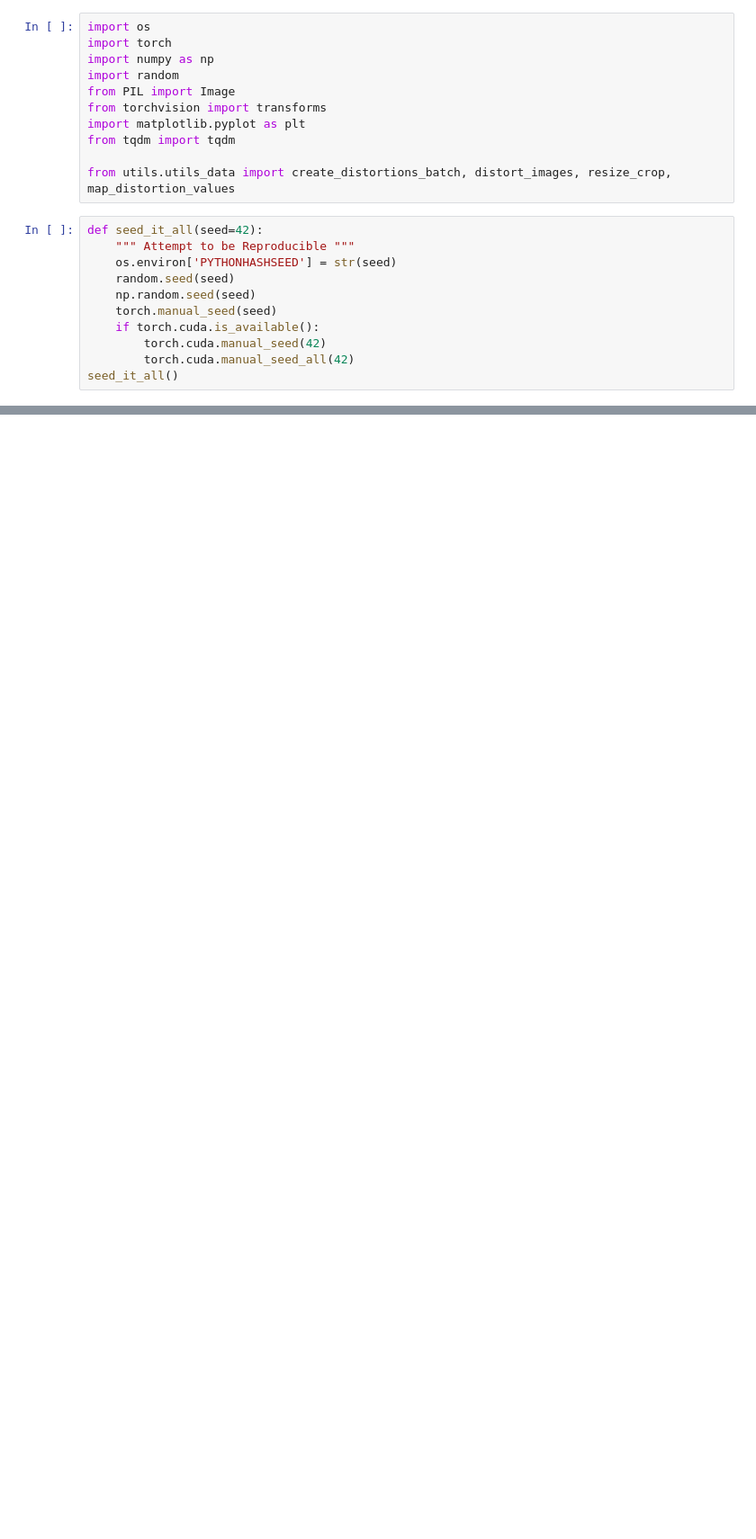
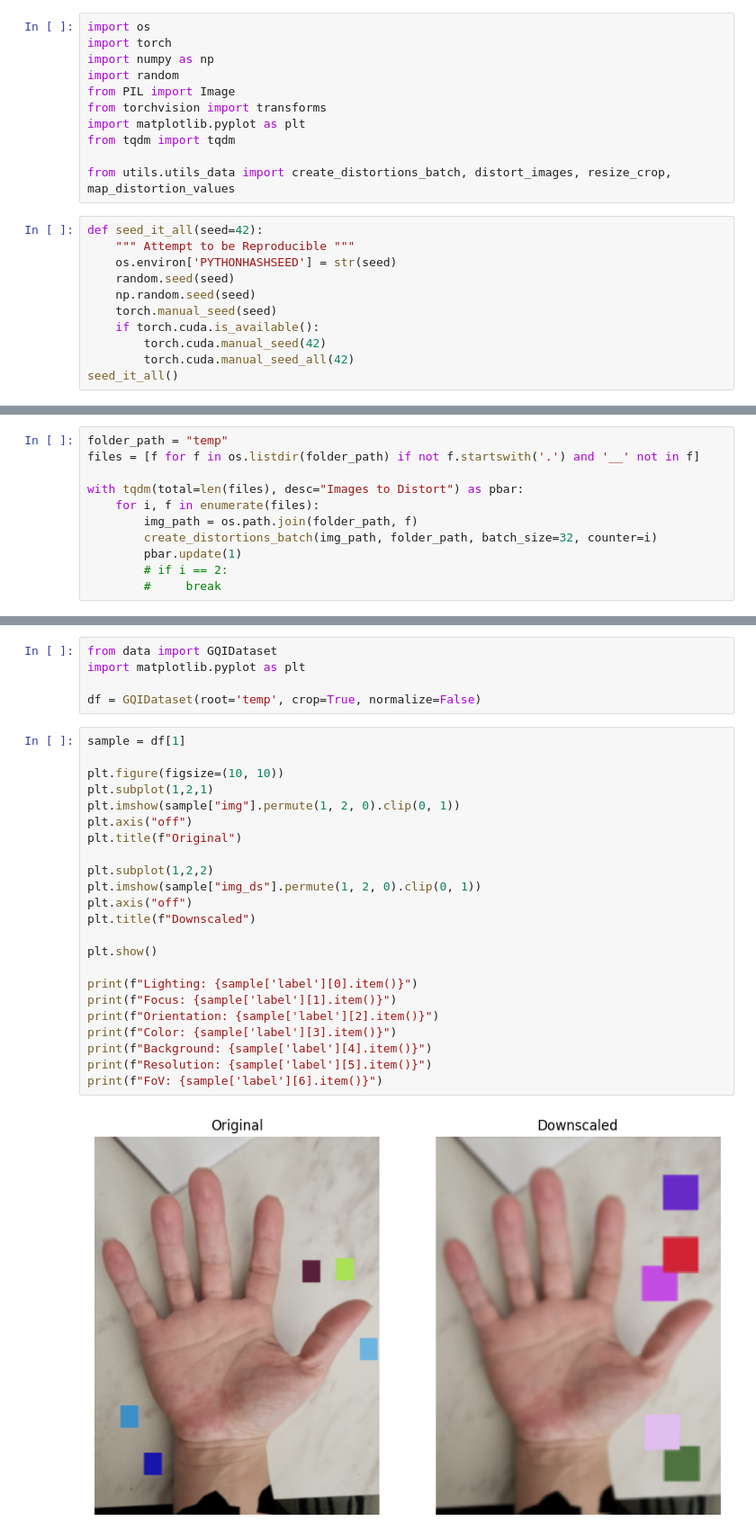
Before and after one commit to Schoggi-Mimi/bachelor-thesis, a Jupyter notebook: playground/create_distortions.ipynb, the cells around one changed output, grey strips where cells are left out. Shown at 90% size. Drawn from its saved outputs; the diff is of its cells as text; blank space fills up the shorter version.

```diff
--- a/playground/create_distortions.ipynb
+++ b/playground/create_distortions.ipynb
@@ -245,0 +25,11 @@ display(orig_image, image, img2)
+# %%
+folder_path = "temp"
+files = [f for f in os.listdir(folder_path) if not f.startswith('.') and '__' not in f]
+
+with tqdm(total=len(files), desc="Images to Distort") as pbar:
+    for i, f in enumerate(files):
+        img_path = os.path.join(folder_path, f)
+        create_distortions_batch(img_path, folder_path, batch_size=32, counter=i)
+        pbar.update(1)
+        # if i == 2:
+        #     break
@@ -245,0 +38,30 @@ display(orig_image, image, img2)
+# %%
+from data import GQIDataset
+import matplotlib.pyplot as plt
+
+df = GQIDataset(root='temp', crop=True, normalize=False)
+# %%
+sample = df[1]
+
+plt.figure(figsize=(10, 10))
+plt.subplot(1,2,1)
+plt.imshow(sample["img"].permute(1, 2, 0).clip(0, 1))
+plt.axis("off")
+plt.title(f"Original")
+
+plt.subplot(1,2,2)
+plt.imshow(sample["img_ds"].permute(1, 2, 0).clip(0, 1))
+plt.axis("off")
+plt.title(f"Downscaled")
+
+plt.show()
+
+print(f"Lighting: {sample['label'][0].item()}")
+print(f"Focus: {sample['label'][1].item()}")
+print(f"Orientation: {sample['label'][2].item()}")
+print(f"Color: {sample['label'][3].item()}")
+print(f"Background: {sample['label'][4].item()}")
+print(f"Resolution: {sample['label'][5].item()}")
+print(f"FoV: {sample['label'][6].item()}")
+# %% [output]
+[figure, added]
```
Also changed, not shown: parts of 47 cells of this notebook, 50 other files.
